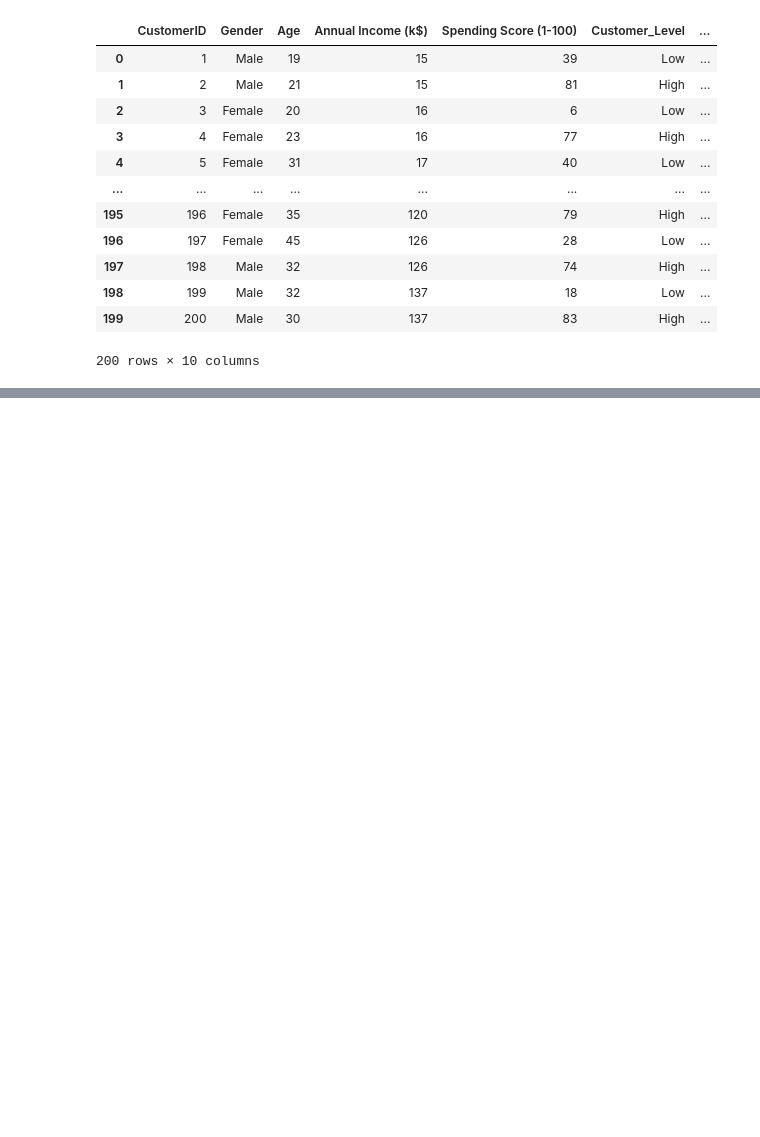
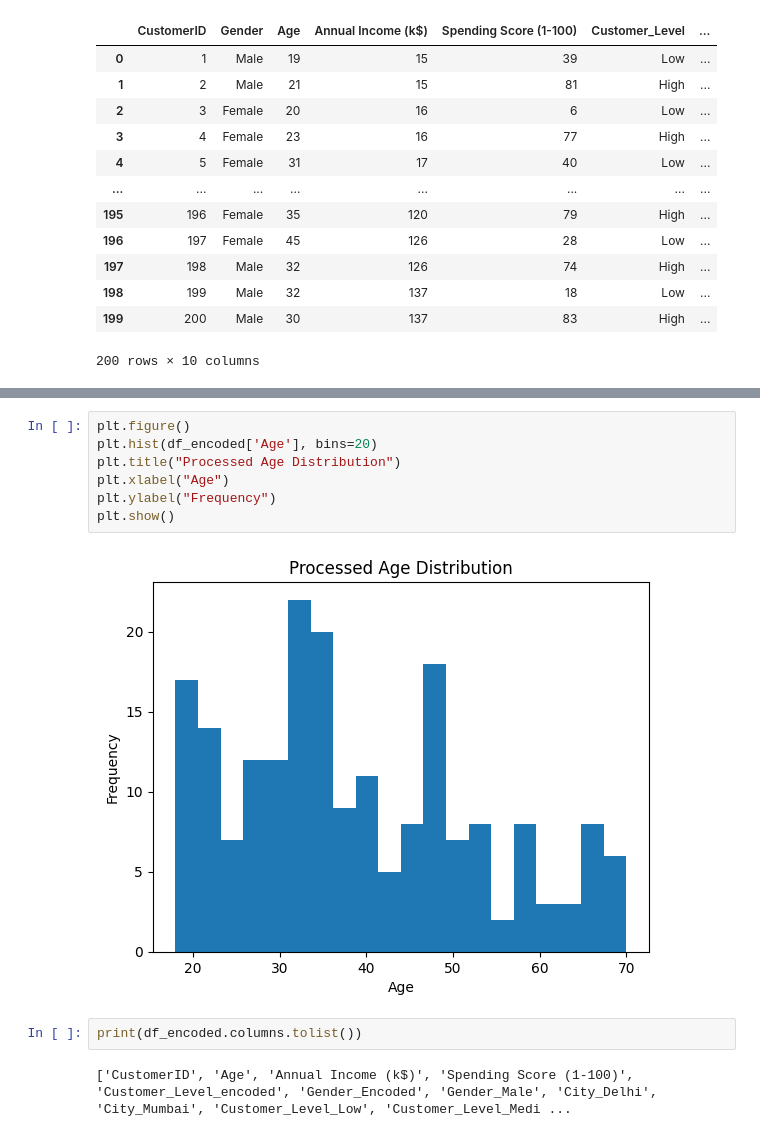
Before and after one commit to meermusaib20/Data_Science_Internship, a Jupyter notebook: Week_4/DP_FE.ipynb, the cells around one changed output, grey strips where cells are left out. Cells and saved outputs as stored; diff of their text form; blank space fills up the shorter version.

```diff
--- a/Week_4/DP_FE.ipynb
+++ b/Week_4/DP_FE.ipynb
@@ -207,0 +353,13 @@ df.head()
+# %%
+plt.figure()
+plt.hist(df_encoded['Age'], bins=20)
+plt.title("Processed Age Distribution")
+plt.xlabel("Age")
+plt.ylabel("Frequency")
+plt.show()
+# %% [output]
+[figure, added]
+# %%
+print(df_encoded.columns.tolist())
+# %% [output]
+['CustomerID', 'Age', 'Annual Income (k$)', 'Spending Score (1-100)', 'Customer_Level_encoded', 'Gender_Encoded', 'Gender_Male', 'City_Delhi', 'City_Mumbai', 'Customer_Level_Low', 'Customer_Level_Medi ...
```
Also changed, not shown: parts of 20 cells of this notebook, 1 other file.
